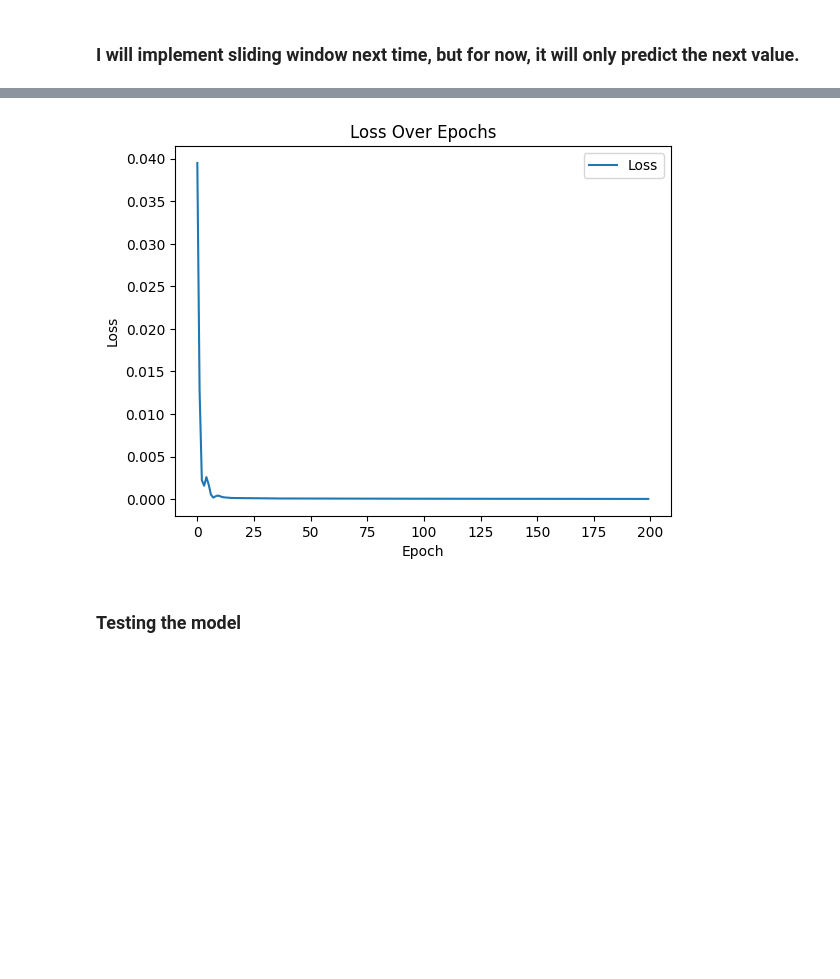
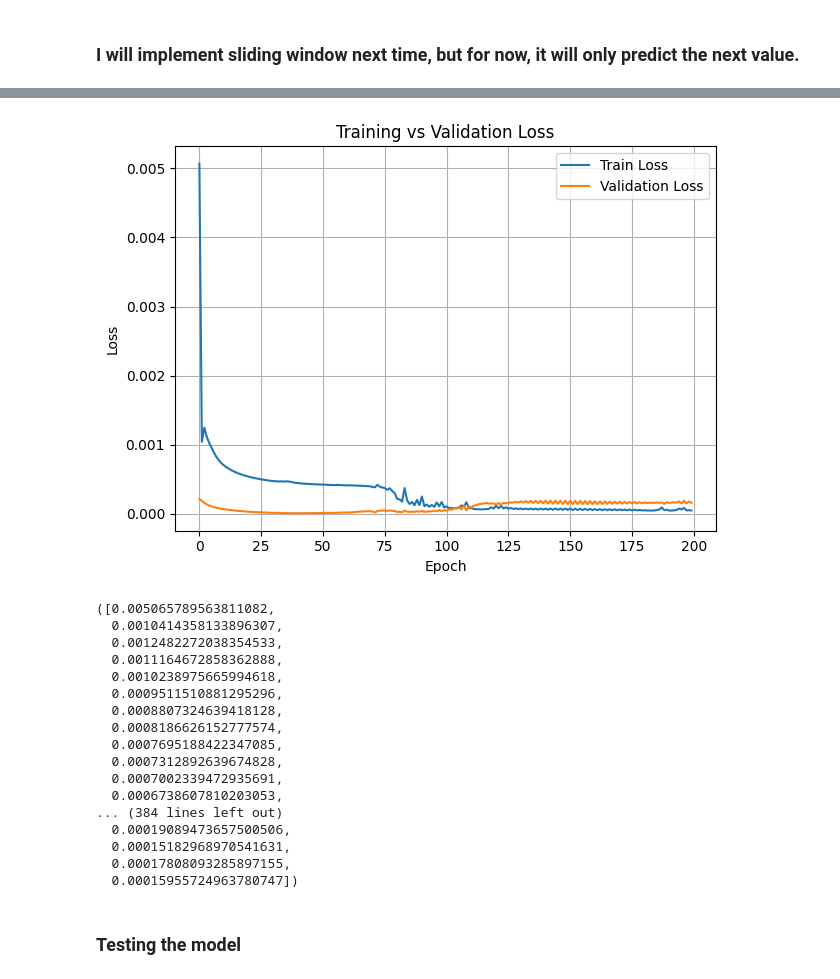
Before and after one commit to SSTengNic/Network_Project, a Jupyter notebook: loss_predict_models/Loss_Predict_Mininet_Data_Cubic.ipynb, the cells around one changed output, grey strips where cells are left out. Drawn from its saved outputs; the diff is of its cells as text; code cells hidden in the pictures; blank space fills up the shorter version.

```diff
--- a/loss_predict_models/Loss_Predict_Mininet_Data_Cubic.ipynb
+++ b/loss_predict_models/Loss_Predict_Mininet_Data_Cubic.ipynb
@@ -56,7 +56,7 @@ import numpy as np
 import torch
 
 # Load dataset
-file_path = "../src/data/cubic_tcp.csv"
+file_path = "../src/data/cubic_Nich.csv"
 df = pd.read_csv(file_path, delimiter=";")
 
 # Convert TCP type to numeric
@@ -65,8 +65,8 @@ df['tcp_type'] = df['tcp_type'].map({'reno': 1, 'cubic': 0})
 
 # Identify constant columns
 constant_columns = [col for col in df.columns if len(df[col].unique()) == 1]
-constant_columns += ["bytes_retrans", "bytes_sent"]  # Optional if you plan to drop them
-
+constant_columns += ["bytes_retrans", "bytes_sent","tcp_type","delivered"]  # Optional if you plan to drop them
+#Taking delivered out because that was what was removed last time, because it was all 0. Now, there is value.
 
 # Drop them
 df = df.drop(columns=constant_columns)
@@ -76,6 +76,7 @@ df = df.drop(columns=constant_columns)
 target_col = "loss_ratio"
 
 features = df.drop(columns=[target_col])
+
 
 
 targets = df[[target_col]]  # Keep as DataFrame to match shape
@@ -235,12 +307,13 @@ def train(model, dataloader, num_epochs, learning_rate):
 # Define the model parameters
 # Following the research paper's instructions
 input_size = 15
-hidden_size = 20
+hidden_size = 128
 num_layers = 1 # Can be changed to stack multiple LSTM layers!
 output_size = 1
 dataloader = train_loader
 
 #Create the model
 model = LSTM_pt(input_size, hidden_size, num_layers, output_size).to(device)
-train(model, dataloader, num_epochs = 200, learning_rate = 0.001)
+# train(model, dataloader, num_epochs = 200, learning_rate = 0.001)
+train_and_validate(model,train_loader, test_loader, num_epochs = 200, learning_rate = 0.001, target_min = target_min, target_max = target_max)
 # %% [output]
@@ -249,4 +337,21 @@ Epoch 101/200, Loss: 0.000040
-[figure, old version]
+[figure, new version]
+([0.005065789563811082,
+  0.0010414358133896307,
+  0.0012482272038354533,
+  0.0011164672858362888,
+  0.0010238975665994618,
+  0.0009511510881295296,
+  0.0008807324639418128,
+  0.0008186626152777574,
+  0.0007695188422347085,
+  0.0007312892639674828,
+  0.0007002339472935691,
+  0.0006738607810203053,
+... (384 lines left out)
+  0.00019089473657500506,
+  0.00015182968970541631,
+  0.00017808093285897155,
+  0.00015955724963780747])
 # %% [markdown]
 ### Testing the model
 # %%
```
Also changed, not shown: parts of 9 cells of this notebook, 9 other files.
